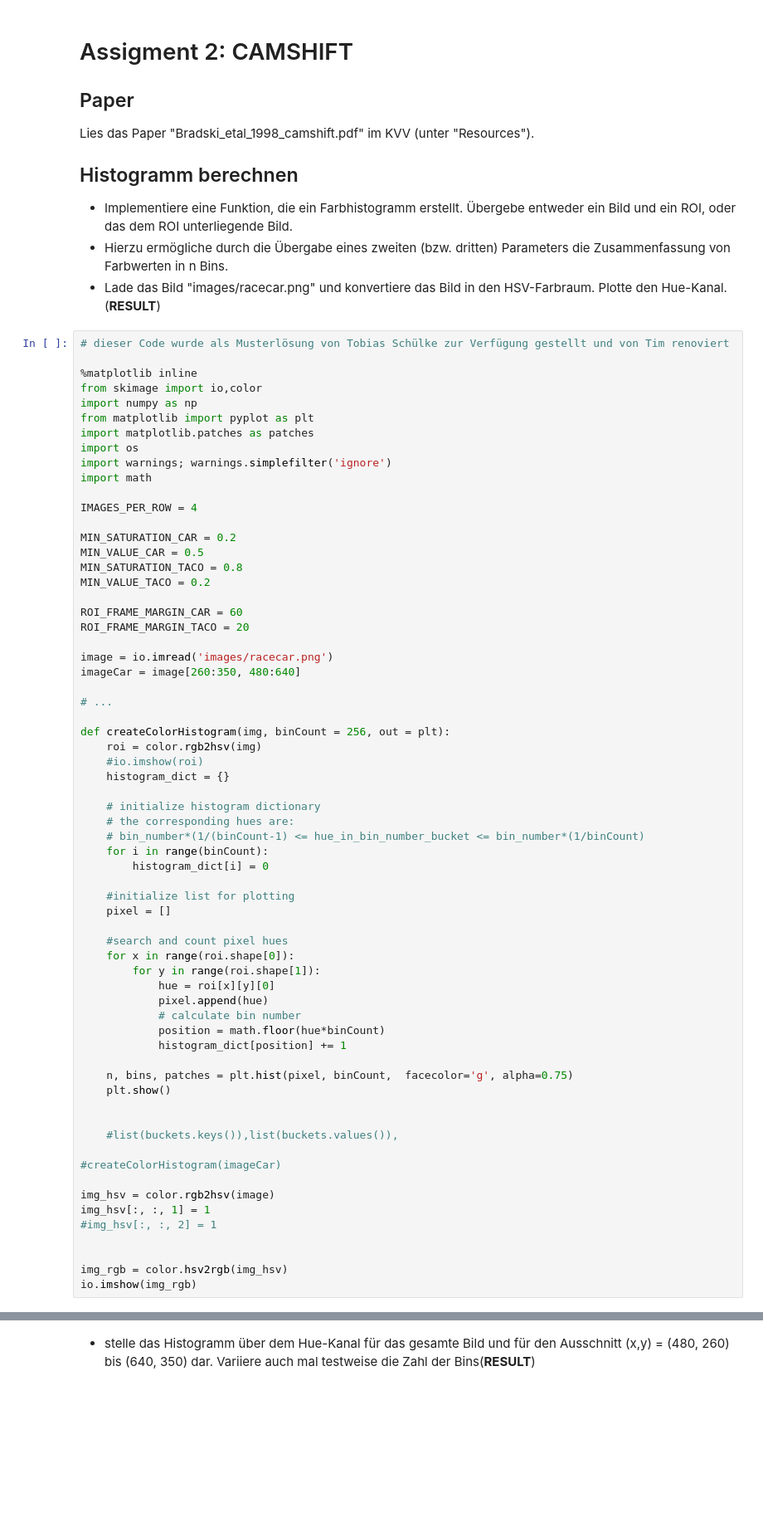
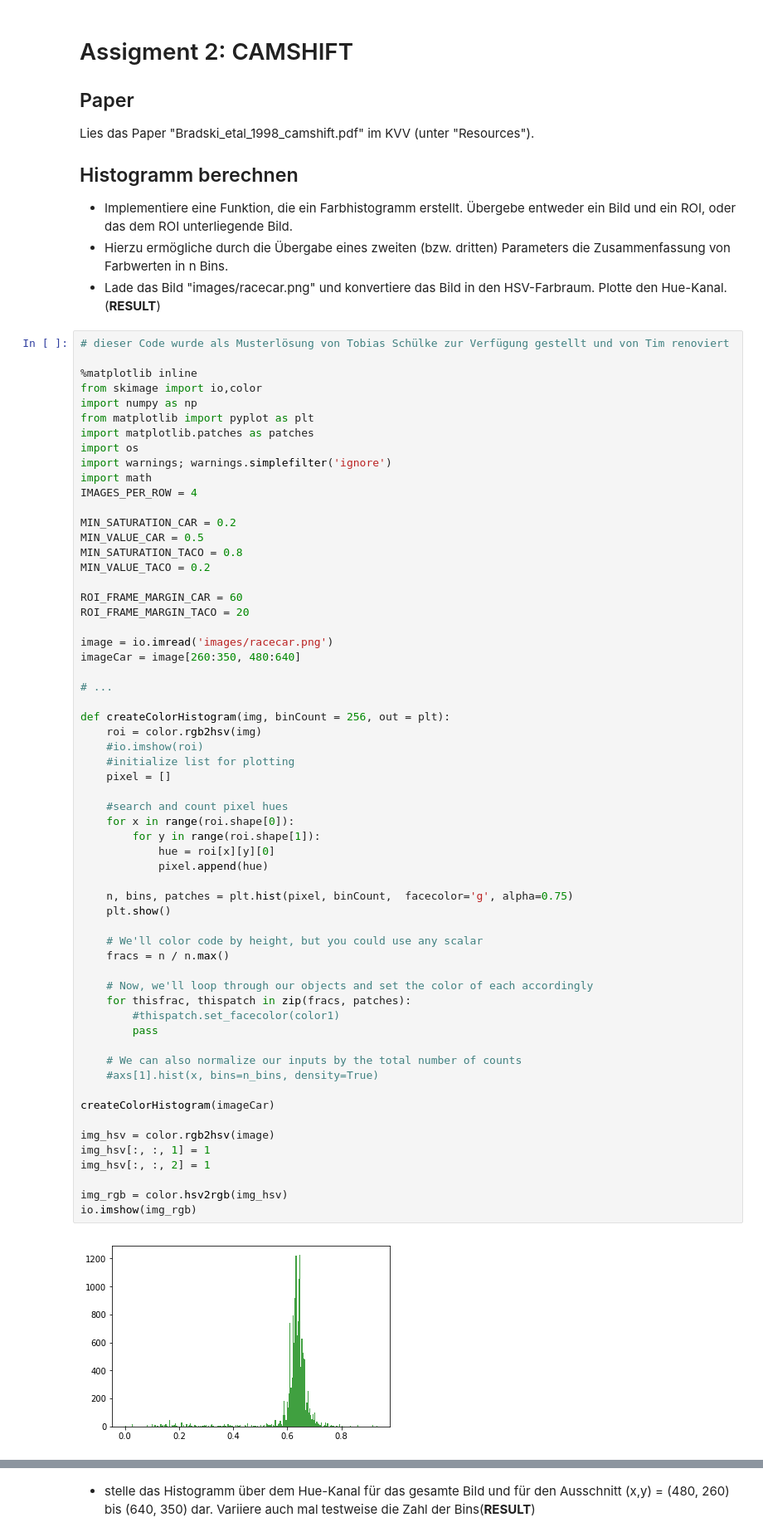
Before and after one commit to Rintel/ComputerVision, a Jupyter notebook: 02_CAMSHIFT.ipynb, the cells around one changed output, grey strips where cells are left out. Shown: that part at 83% size. Drawn from its saved outputs; the diff is of its cells as text; blank space fills up the shorter version.

```diff
--- a/02_CAMSHIFT.ipynb
+++ b/02_CAMSHIFT.ipynb
@@ -18,7 +18,6 @@ import matplotlib.patches as patches
 import os
 import warnings; warnings.simplefilter('ignore')
 import math
-
 IMAGES_PER_ROW = 4
 
 MIN_SATURATION_CAR = 0.2
@@ -31,46 +30,43 @@ ROI_FRAME_MARGIN_TACO = 20
 
 image = io.imread('images/racecar.png')
 imageCar = image[260:350, 480:640]
 
 # ...
 
 def createColorHistogram(img, binCount = 256, out = plt):
     roi = color.rgb2hsv(img)
     #io.imshow(roi)
-    histogram_dict = {}
-
-    # initialize histogram dictionary
-    # the corresponding hues are:
-    # bin_number*(1/(binCount-1) <= hue_in_bin_number_bucket <= bin_number*(1/binCount)
-    for i in range(binCount):
-        histogram_dict[i] = 0
-
     #initialize list for plotting
     pixel = []
 
     #search and count pixel hues
     for x in range(roi.shape[0]):
         for y in range(roi.shape[1]):
             hue = roi[x][y][0]
             pixel.append(hue)
-            # calculate bin number
-            position = math.floor(hue*binCount)
-            histogram_dict[position] += 1
 
     n, bins, patches = plt.hist(pixel, binCount,  facecolor='g', alpha=0.75)
     plt.show()
 
+    # We'll color code by height, but you could use any scalar
+    fracs = n / n.max()
 
-    #list(buckets.keys()),list(buckets.values()),
+    # Now, we'll loop through our objects and set the color of each accordingly
+    for thisfrac, thispatch in zip(fracs, patches):
+        #thispatch.set_facecolor(color1)
+        pass
 
-#createColorHistogram(imageCar)
+    # We can also normalize our inputs by the total number of counts
+    #axs[1].hist(x, bins=n_bins, density=True)
+
+createColorHistogram(imageCar)
 
 img_hsv = color.rgb2hsv(image)
 img_hsv[:, :, 1] = 1
-#img_hsv[:, :, 2] = 1
-
+img_hsv[:, :, 2] = 1
 
 img_rgb = color.hsv2rgb(img_hsv)
 io.imshow(img_rgb)
 # %% [output]
+[figure, new version]
 <matplotlib.image.AxesImage at 0x...>
```
Also changed, not shown: parts of 1 cell of this notebook.
